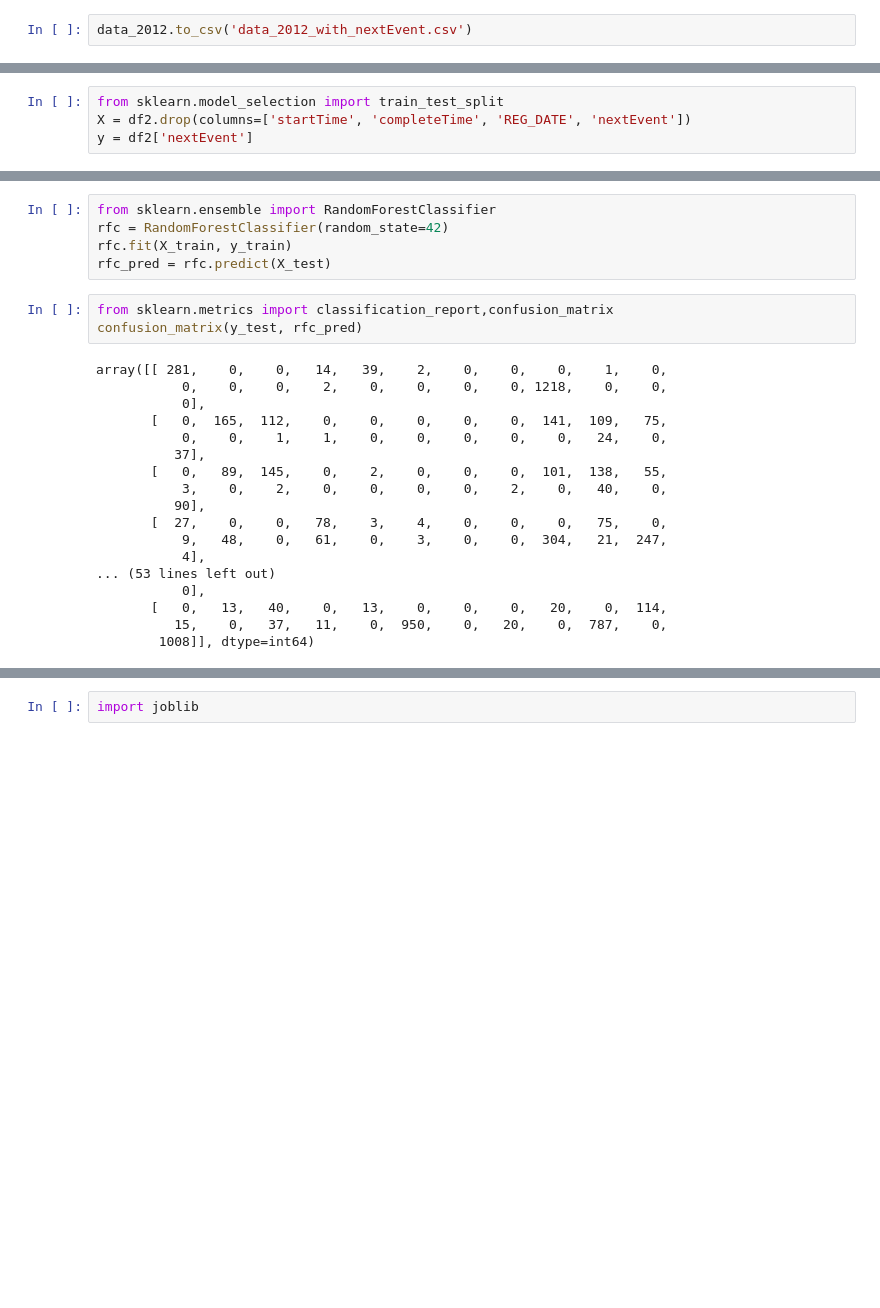
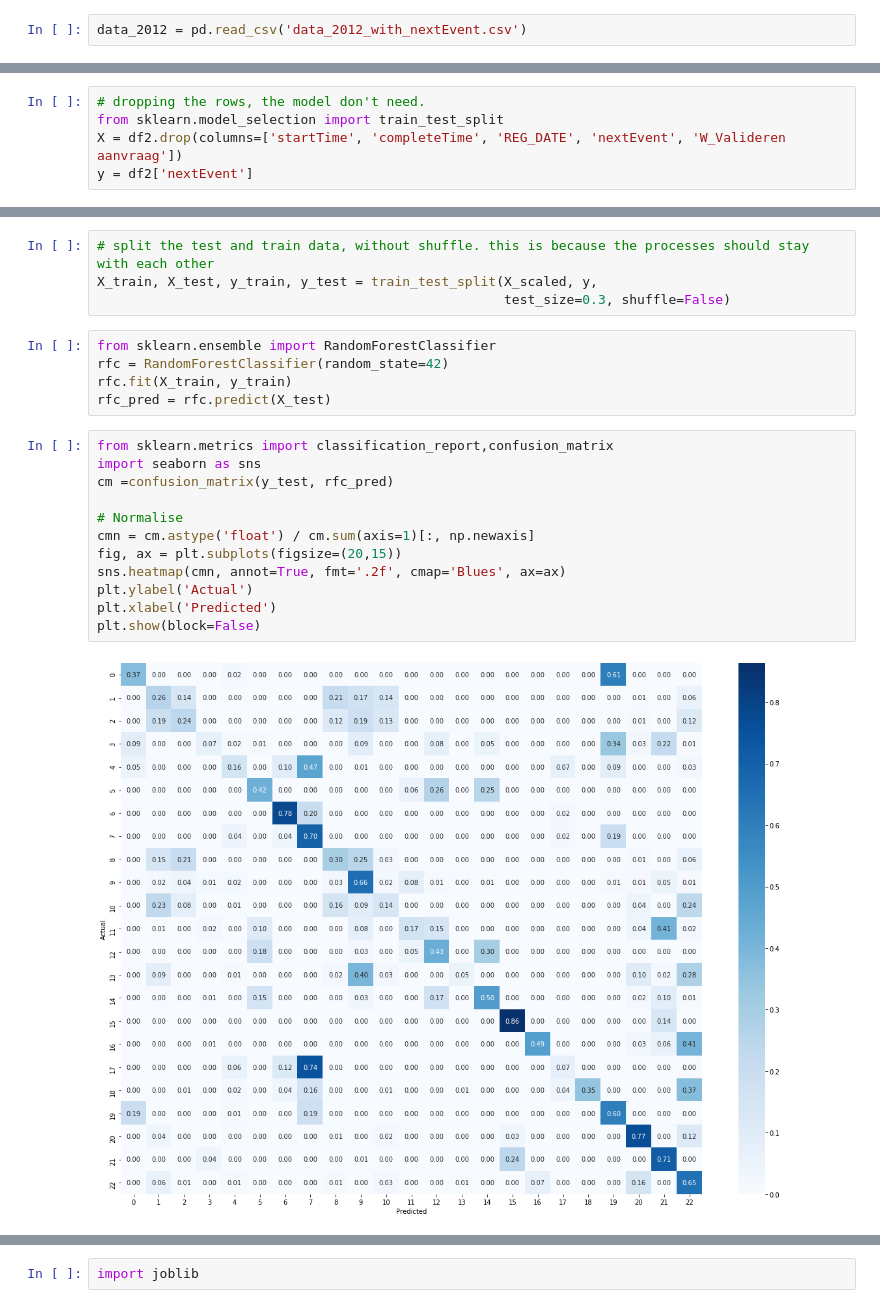
Before and after one commit to NickSot/process_mining, a Jupyter notebook: Random forest tree.ipynb, the cells around one changed output, grey strips where cells are left out. Cells and saved outputs as stored; diff of their text form; blank space fills up the shorter version.

Commit message:
add test/train splitting

```diff
--- a/Random forest tree.ipynb
+++ b/Random forest tree.ipynb
@@ -101,2 +107,2 @@ See the caveats in the documentation: https://pandas.pydata.org/pandas-docs/stab
 # %%
-data_2012.to_csv('data_2012_with_nextEvent.csv')
+data_2012 = pd.read_csv('data_2012_with_nextEvent.csv')
@@ -124,7 +132,8 @@ df2.head()
 | 4 | 173688 | 2011/10/01 11:36:46.437 | 2011/10/01 11:45:13.917 | 20000 | 2011/10/01 00:38:44.546 | 112 | A_ACCEPTED | 0 | ... |
 5 rows × 30 columns
 # %%
+# dropping the rows, the model don't need.
 from sklearn.model_selection import train_test_split
-X = df2.drop(columns=['startTime', 'completeTime', 'REG_DATE', 'nextEvent'])
+X = df2.drop(columns=['startTime', 'completeTime', 'REG_DATE', 'nextEvent', 'W_Valideren aanvraag'])
 y = df2['nextEvent']
 # %%
@@ -138,29 +144,26 @@ X_train, X_test, y_train, y_test = train_test_split(X_scaled, y,
+# %%
+# split the test and train data, without shuffle. this is because the processes should stay with each other
+X_train, X_test, y_train, y_test = train_test_split(X_scaled, y,
+                                                    test_size=0.3, shuffle=False)
 # %%
 from sklearn.ensemble import RandomForestClassifier
 rfc = RandomForestClassifier(random_state=42)
 rfc.fit(X_train, y_train)
 rfc_pred = rfc.predict(X_test)
-# %%
-from sklearn.metrics import classification_report,confusion_matrix
-confusion_matrix(y_test, rfc_pred)
-# %% [output]
-array([[ 281,    0,    0,   14,   39,    2,    0,    0,    0,    1,    0,
-           0,    0,    0,    2,    0,    0,    0,    0, 1218,    0,    0,
-           0],
-       [   0,  165,  112,    0,    0,    0,    0,    0,  141,  109,   75,
-           0,    0,    1,    1,    0,    0,    0,    0,    0,   24,    0,
-          37],
-       [   0,   89,  145,    0,    2,    0,    0,    0,  101,  138,   55,
-           3,    0,    2,    0,    0,    0,    0,    2,    0,   40,    0,
-          90],
-       [  27,    0,    0,   78,    3,    4,    0,    0,    0,   75,    0,
-           9,   48,    0,   61,    0,    3,    0,    0,  304,   21,  247,
-           4],
-... (53 lines left out)
-           0],
-       [   0,   13,   40,    0,   13,    0,    0,    0,   20,    0,  114,
-          15,    0,   37,   11,    0,  950,    0,   20,    0,  787,    0,
-        1008]], dtype=int64)
+# %%
+from sklearn.metrics import classification_report,confusion_matrix
+import seaborn as sns
+cm =confusion_matrix(y_test, rfc_pred)
+
+# Normalise
+cmn = cm.astype('float') / cm.sum(axis=1)[:, np.newaxis]
+fig, ax = plt.subplots(figsize=(20,15))
+sns.heatmap(cmn, annot=True, fmt='.2f', cmap='Blues', ax=ax)
+plt.ylabel('Actual')
+plt.xlabel('Predicted')
+plt.show(block=False)
+# %% [output]
+[figure, added]
 # %%
 classification_report(y_test, rfc_pred, output_dict = True)
 # %% [output]
```
Also changed, not shown: parts of 24 cells of this notebook, 3 other files.
